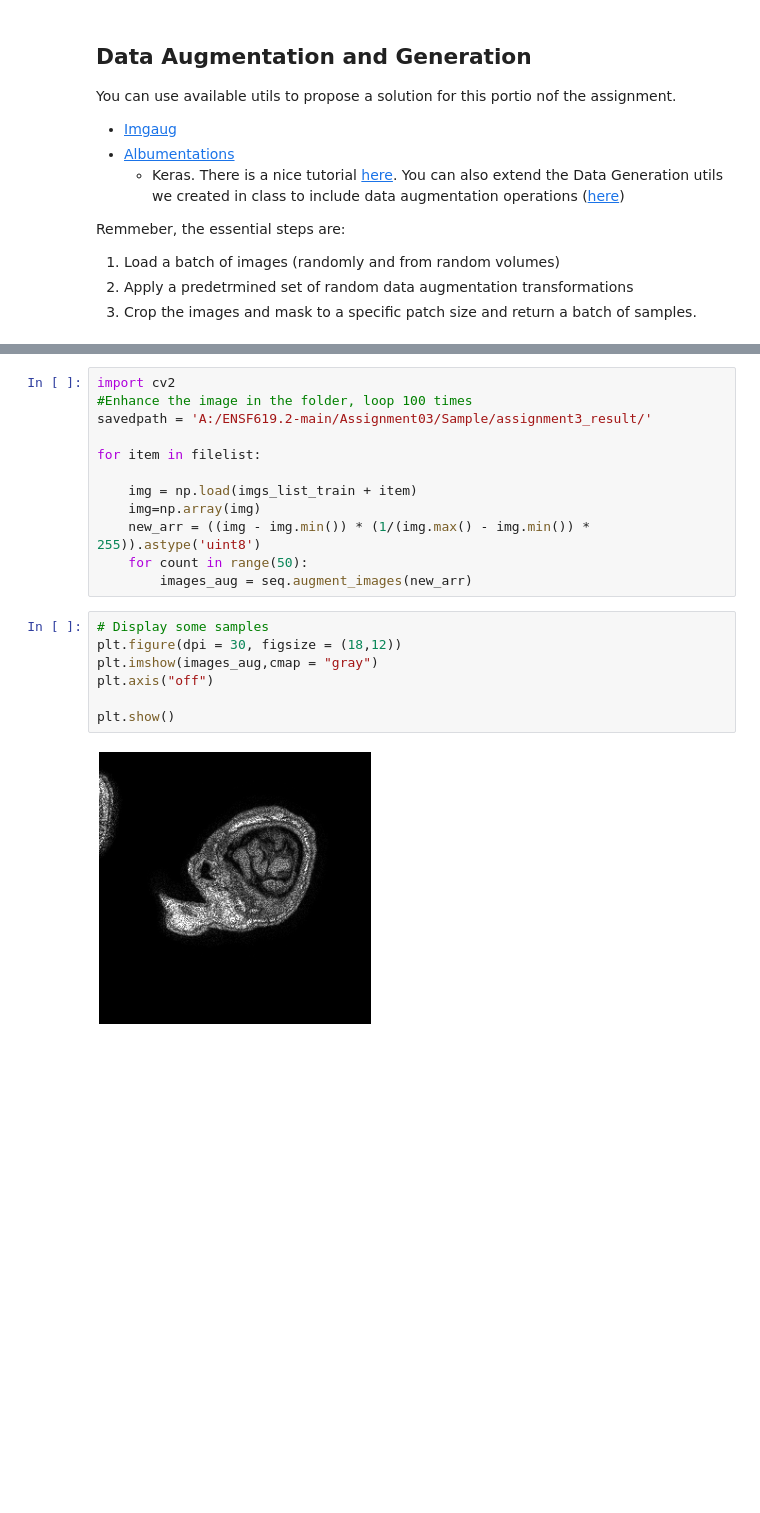
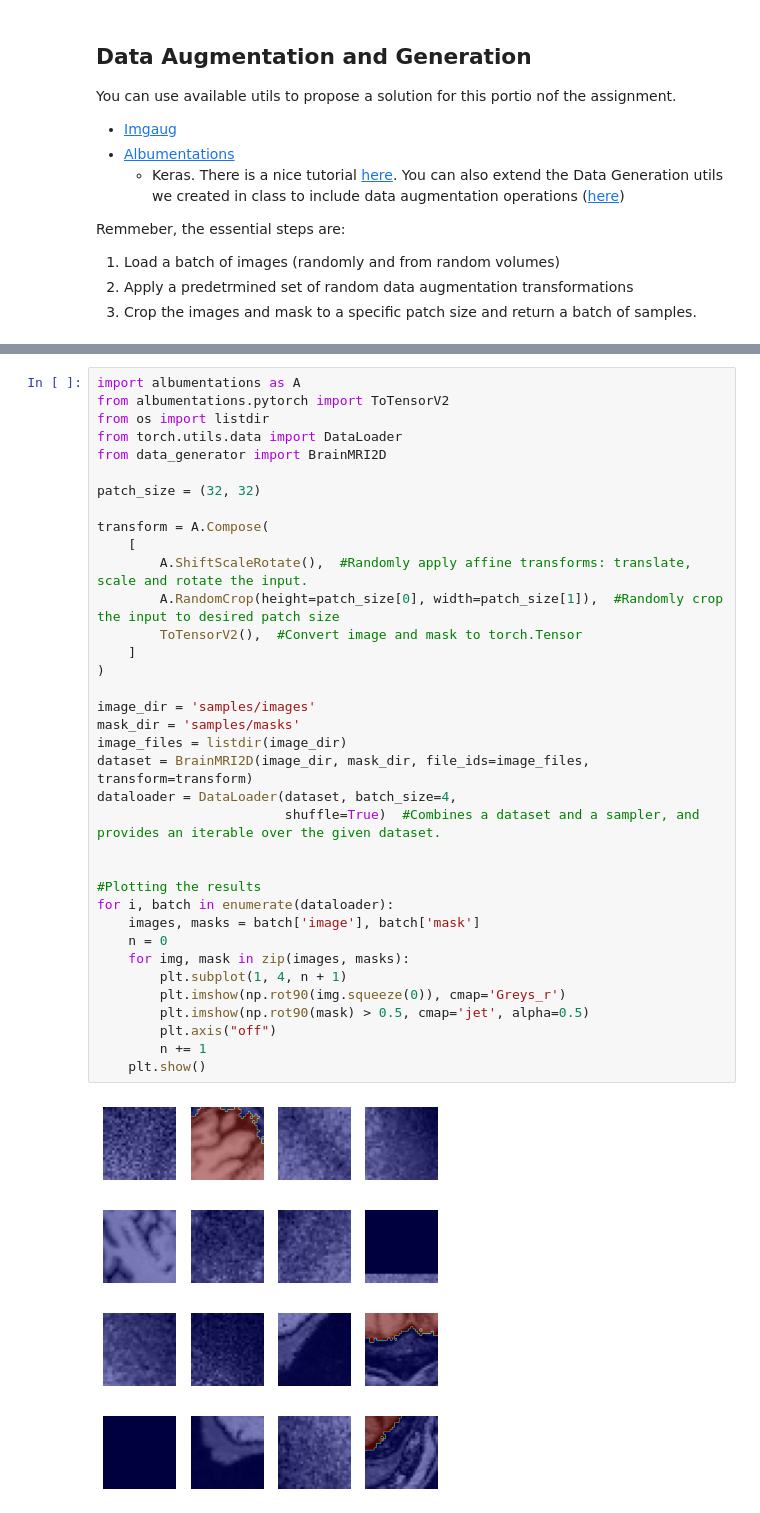
Before and after one commit to ParisaSaat/ENSF619, a Jupyter notebook: assignment-03/assignment03.ipynb, the cells around one changed output, grey strips where cells are left out. Saved outputs shown, nothing was run; the diff lists cells and outputs as text; blank space fills up the shorter version.

```diff
--- a/assignment-03/assignment03.ipynb
+++ b/assignment-03/assignment03.ipynb
@@ -181,21 +86,41 @@ all the picture have been appent to imglist
-# %%
-import cv2
-#Enhance the image in the folder, loop 100 times
-savedpath = 'A:/ENSF619.2-main/Assignment03/Sample/assignment3_result/'
-
-for item in filelist:
-
-    img = np.load(imgs_list_train + item)
-    img=np.array(img)
-    new_arr = ((img - img.min()) * (1/(img.max() - img.min()) * 255)).astype('uint8')
-    for count in range(50):
-        images_aug = seq.augment_images(new_arr)
-# %%
-# Display some samples
-plt.figure(dpi = 30, figsize = (18,12))
-plt.imshow(images_aug,cmap = "gray")
-plt.axis("off")
-
-plt.show()
-# %% [output]
-[figure, removed]
+# %%
+import albumentations as A
+from albumentations.pytorch import ToTensorV2
+from os import listdir
+from torch.utils.data import DataLoader
+from data_generator import BrainMRI2D
+
+patch_size = (32, 32)
+
+transform = A.Compose(
+    [
+        A.ShiftScaleRotate(),  #Randomly apply affine transforms: translate, scale and rotate the input.
+        A.RandomCrop(height=patch_size[0], width=patch_size[1]),  #Randomly crop the input to desired patch size
+        ToTensorV2(),  #Convert image and mask to torch.Tensor
+    ]
+)
+
+image_dir = 'samples/images'
+mask_dir = 'samples/masks'
+image_files = listdir(image_dir)
+dataset = BrainMRI2D(image_dir, mask_dir, file_ids=image_files, transform=transform)
+dataloader = DataLoader(dataset, batch_size=4,
+                        shuffle=True)  #Combines a dataset and a sampler, and provides an iterable over the given dataset.
+
+
+#Plotting the results
+for i, batch in enumerate(dataloader):
+    images, masks = batch['image'], batch['mask']
+    n = 0
+    for img, mask in zip(images, masks):
+        plt.subplot(1, 4, n + 1)
+        plt.imshow(np.rot90(img.squeeze(0)), cmap='Greys_r')
+        plt.imshow(np.rot90(mask) > 0.5, cmap='jet', alpha=0.5)
+        plt.axis("off")
+        n += 1
+    plt.show()
+# %% [output]
+[figure, added]
+[figure, added]
+[figure, added]
+[figure, added]
```
Also changed, not shown: parts of 4 cells of this notebook, 33 other files.
